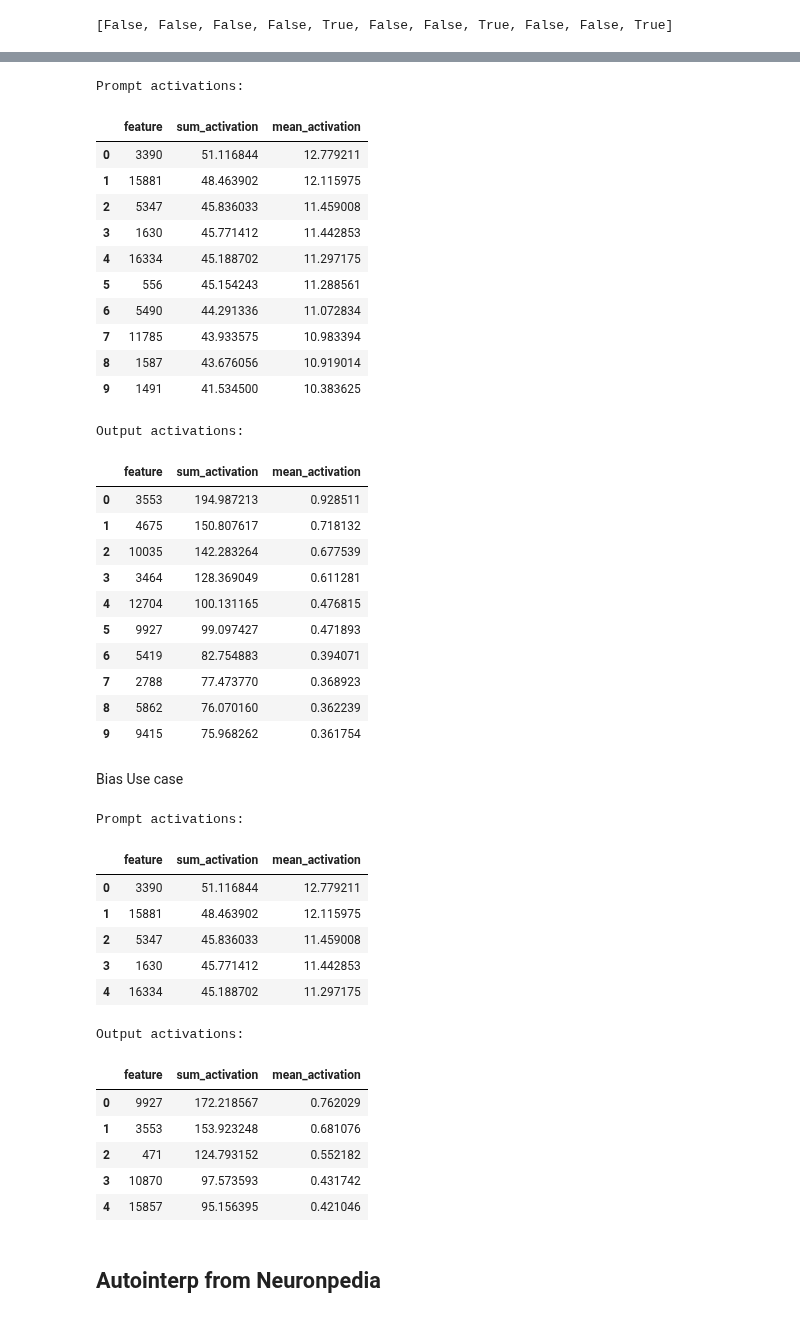
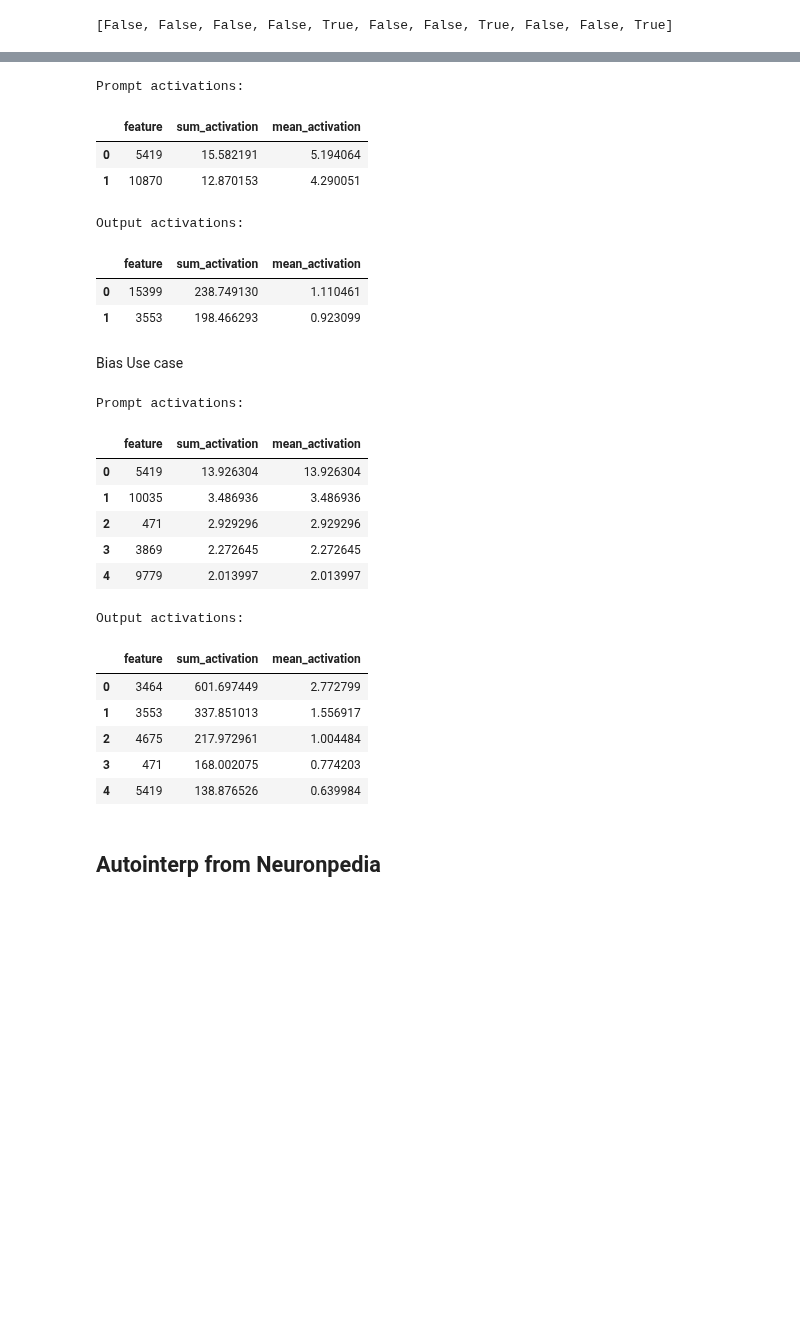
Before and after one commit to tatsath/Interpretability, a Jupyter notebook: ActivationDetectTwoPass.ipynb, the cells around one changed output, grey strips where cells are left out. Drawn from its saved outputs; the diff is of its cells as text; code cells hidden in the pictures; blank space fills up the shorter version.

```diff
--- a/ActivationDetectTwoPass.ipynb
+++ b/ActivationDetectTwoPass.ipynb
@@ -389,8 +391,8 @@ def get_top_activations(model, sae, prompt, max_new_tokens=200, n_generate=1, to
       # capture at layer 6 or 12
       resid = model.model.layers[6].output.save()
 
-  prompt_features = sae.encode(resid[0])
-
+  prompt_features = sae.encode(resid[0][:, 1:]) # exclude <bos> token
+  #print(prompt_features.topk(top_n+1))
   prompt_summed_activations_topk  = prompt_features.abs().sum(dim=1).topk(top_n) # Sort by max activations
   prompt_mean_activations_topk  = prompt_features.abs().mean(dim=1).topk(top_n) # Sort by max activations
   #print(prompt_summed_activations_topk)
@@ -407,7 +409,7 @@ def get_top_activations(model, sae, prompt, max_new_tokens=200, n_generate=1, to
       # out = model.generator.output.save()
       resid = model.model.layers[6].output.save()  # Capture at layer 6
 
-  output_features = sae.encode(resid[0])
+  output_features = sae.encode(resid[0][:, 1:])
   output_summed_activations_topk = output_features.abs().sum(dim=1).topk(top_n) # Sort by max activations
   output_mean_activations_topk  = output_features.abs().mean(dim=1).topk(top_n) # Sort by max activations
   #print(output_summed_activations_topk)
@@ -415,9 +417,9 @@ def get_top_activations(model, sae, prompt, max_new_tokens=200, n_generate=1, to
 
   # Create prompt_df
   prompt_df = pd.DataFrame({
-      "feature": prompt_summed_activations_topk.indices[0].cpu().detach().numpy(), # Added .detach()
-      "sum_activation": prompt_summed_activations_topk.values[0].cpu().detach().numpy(), # Added .detach()
-      "mean_activation": prompt_mean_activations_topk.values[0].cpu().detach().numpy() # Added .detach()
+      "feature": prompt_summed_activations_topk.indices[0].cpu().detach().numpy(),
+      "sum_activation": prompt_summed_activations_topk.values[0].cpu().detach().numpy(),
+      "mean_activation": prompt_mean_activations_topk.values[0].cpu().detach().numpy()
   })
 
   # Create output_df
@@ -431,46 +433,30 @@ def get_top_activations(model, sae, prompt, max_new_tokens=200, n_generate=1, to
 # %%
 # Get the top 100 activations for both prompt and output
 
-prompt = "credit Risk related"
-prompt_df, output_df = get_top_activations(model, sae, prompt, top_n=10)
+prompt = 'credit Risk related'
+prompt_df, output_df = get_top_activations(model, sae, prompt, top_n=2)
 
 # Display the DataFrames
 print("Prompt activations:")
 display(prompt_df)
 
 print("\nOutput activations:")
 display(output_df)
 # %% [output]
 Prompt activations:
 |  | feature | sum_activation | mean_activation |
-| 0 | 3390 | 51.116844 | 12.779211 |
-| 1 | 15881 | 48.463902 | 12.115975 |
-| 2 | 5347 | 45.836033 | 11.459008 |
-| 3 | 1630 | 45.771412 | 11.442853 |
-| 4 | 16334 | 45.188702 | 11.297175 |
-| 5 | 556 | 45.154243 | 11.288561 |
-| 6 | 5490 | 44.291336 | 11.072834 |
-| 7 | 11785 | 43.933575 | 10.983394 |
-| 8 | 1587 | 43.676056 | 10.919014 |
-| 9 | 1491 | 41.534500 | 10.383625 |
+| 0 | 5419 | 15.582191 | 5.194064 |
+| 1 | 10870 | 12.870153 | 4.290051 |
 Output activations:
 |  | feature | sum_activation | mean_activation |
-| 0 | 3553 | 194.987213 | 0.928511 |
-| 1 | 4675 | 150.807617 | 0.718132 |
-| 2 | 10035 | 142.283264 | 0.677539 |
-| 3 | 3464 | 128.369049 | 0.611281 |
-| 4 | 12704 | 100.131165 | 0.476815 |
-| 5 | 9927 | 99.097427 | 0.471893 |
-| 6 | 5419 | 82.754883 | 0.394071 |
-| 7 | 2788 | 77.473770 | 0.368923 |
-| 8 | 5862 | 76.070160 | 0.362239 |
-| 9 | 9415 | 75.968262 | 0.361754 |
+| 0 | 15399 | 238.749130 | 1.110461 |
+| 1 | 3553 | 198.466293 | 0.923099 |
 # %% [markdown]
 Bias Use case
 # %%
 # Get the top 100 activations for both prompt and output
 
-prompt = "Credit Risk Related"
+prompt = "Credit"
 prompt_df, output_df = get_top_activations(model, sae, prompt, top_n=5)
 
 # Display the DataFrames
@@ -482,18 +468,18 @@ display(output_df)
 # %% [output]
 Prompt activations:
 |  | feature | sum_activation | mean_activation |
-| 0 | 3390 | 51.116844 | 12.779211 |
-| 1 | 15881 | 48.463902 | 12.115975 |
-| 2 | 5347 | 45.836033 | 11.459008 |
-| 3 | 1630 | 45.771412 | 11.442853 |
-| 4 | 16334 | 45.188702 | 11.297175 |
+| 0 | 5419 | 13.926304 | 13.926304 |
+| 1 | 10035 | 3.486936 | 3.486936 |
+| 2 | 471 | 2.929296 | 2.929296 |
+| 3 | 3869 | 2.272645 | 2.272645 |
+| 4 | 9779 | 2.013997 | 2.013997 |
 Output activations:
 |  | feature | sum_activation | mean_activation |
-| 0 | 9927 | 172.218567 | 0.762029 |
-| 1 | 3553 | 153.923248 | 0.681076 |
-| 2 | 471 | 124.793152 | 0.552182 |
-| 3 | 10870 | 97.573593 | 0.431742 |
-| 4 | 15857 | 95.156395 | 0.421046 |
+| 0 | 3464 | 601.697449 | 2.772799 |
+| 1 | 3553 | 337.851013 | 1.556917 |
+| 2 | 4675 | 217.972961 | 1.004484 |
+| 3 | 471 | 168.002075 | 0.774203 |
+| 4 | 5419 | 138.876526 | 0.639984 |
 # %% [markdown]
 ## Autointerp from Neuronpedia
 # %%
```
Also changed, not shown: parts of 11 cells of this notebook.
